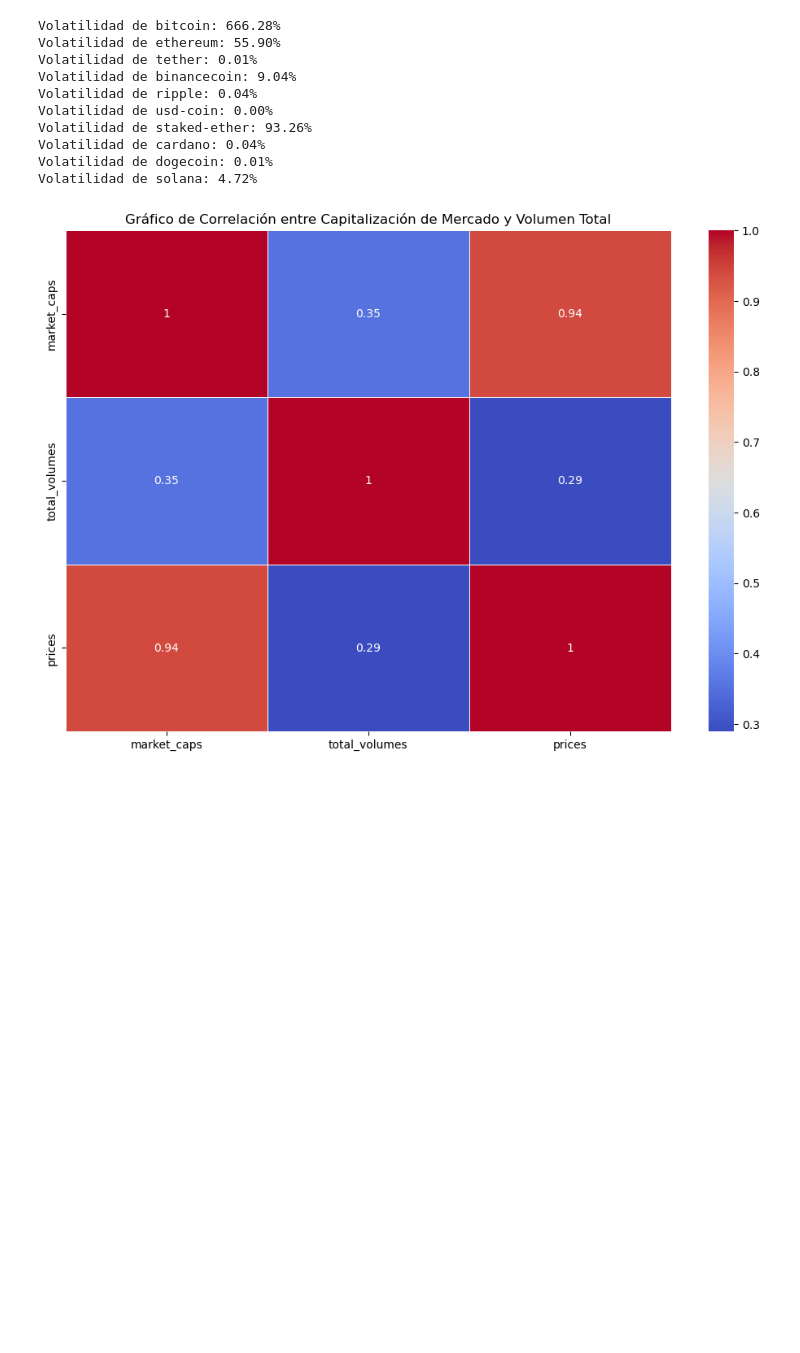
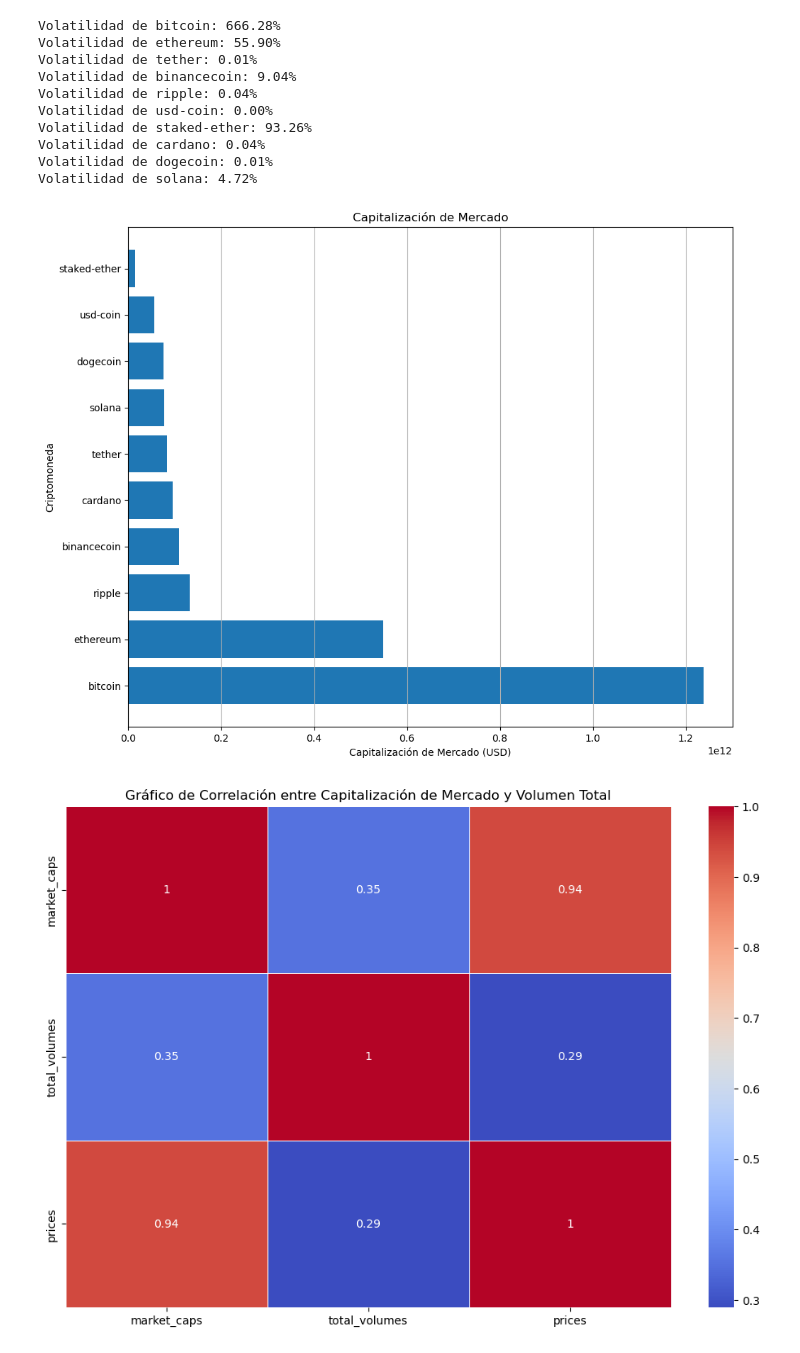
Before and after one commit to gdelrio0410/PI_2_Cryptocurrency_Market_DA, a Jupyter notebook: EDA/EDA.ipynb, the cells around one changed output. Cells and saved outputs as stored; diff of their text form; code cells hidden in the pictures; blank space fills up the shorter version.

```diff
--- a/EDA/EDA.ipynb
+++ b/EDA/EDA.ipynb
@@ -186,6 +171,21 @@ fig.show()
 # Ejemplo de scatter plot entre precios y retornos utilizando Plotly Express
 fig = px.scatter(combined_coin_df, x='prices', y='returns', color="id", title='Relación entre Precios y Retornos')
 fig.show()
+# %%
+combined_coin_df = combined_coin_df.sort_values(by="market_caps", ascending=False)
+
+# Crear un gráfico de barras horizontales con colores predeterminados para cada criptomoneda
+plt.figure(figsize=(10, 8))
+bars = plt.barh(combined_coin_df["id"], combined_coin_df["market_caps"])
+plt.xlabel("Capitalización de Mercado (USD)")
+plt.ylabel("Criptomoneda")
+plt.title("Capitalización de Mercado")
+plt.grid(axis="x")
+plt.tight_layout()
+
+plt.show()
+# %% [output]
+[figure, added]
 # %%
 fig = px.bar(combined_coin_df, x='market_caps', y='id', color="id", orientation='h', title='Capitalización de Mercado')
 fig.update_layout(xaxis_title='USD', yaxis_title='Criptomoneda')
```
Also changed, not shown: parts of 2 cells of this notebook, 1 other file.
